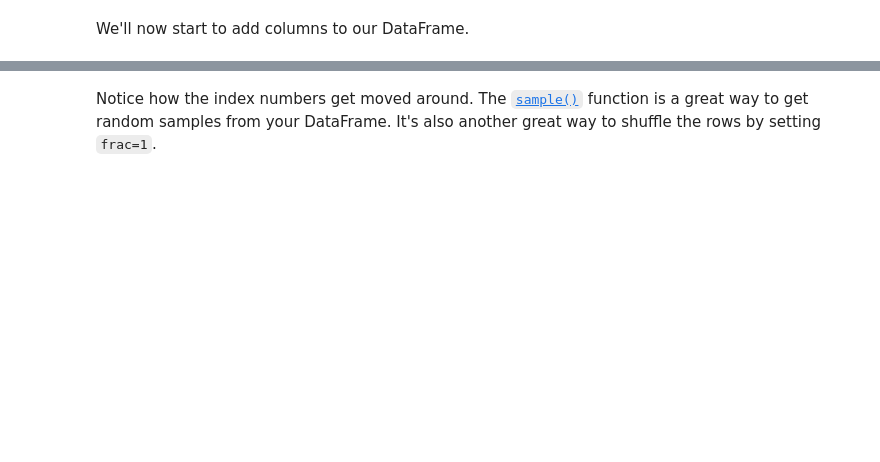
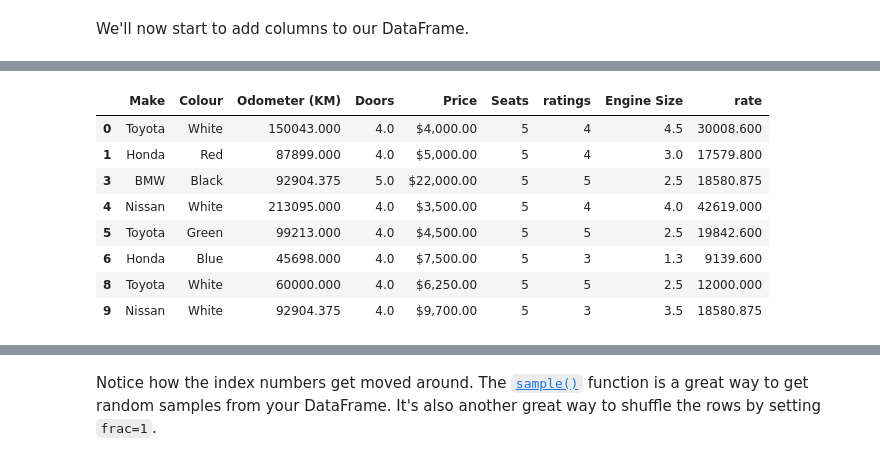
Before and after one commit to JINUSbj1/JJ, a Jupyter notebook: pandas-exercises.ipynb, the cells around one changed output, grey strips where cells are left out. Drawn from its saved outputs; the diff is of its cells as text; code cells hidden in the pictures; blank space fills up the shorter version.

```diff
--- a/pandas-exercises.ipynb
+++ b/pandas-exercises.ipynb
@@ -317,3 +490,5 @@ Notice the missing values are represented as `NaN` in pandas DataFrames.
 Let's try fill them.
 # %%
 # Fill the Odometer column missing values with the mean of the column inplace
+miss["Odometer (KM)"]=miss["Odometer (KM)"].fillna(miss["Odometer (KM)"].mean())
+miss
@@ -322,2 +522,4 @@ Let's try fill them.
 # %%
 # Remove the rest of the missing data inplace
+miss.dropna(inplace=True)
+miss
@@ -327,3 +550,6 @@ Let's try fill them.
 We'll now start to add columns to our DataFrame.
 # %%
 # Create a "Seats" column where every row has a value of 5
+miss["Seats"]=5           #to add a column
+miss["ratings"]=[4,4,5,4,5,3,5,3]
+miss
@@ -331,3 +567,5 @@ We'll now start to add columns to our DataFrame.
 # Create a column called "Engine Size" with random values between 1.3 and 4.5
 # Remember: If you're doing it from a Python list, the list has to be the same length
 # as the DataFrame
+miss["Engine Size"]=[4.5,3,2.5,4,2.5,1.3,2.5,3.5]
+miss
@@ -334,5 +582,17 @@ We'll now start to add columns to our DataFrame.
 # %%
 # Create a column which represents the price of a car per kilometer
 # Then view the DataFrame
+miss["rate"]= miss["Odometer (KM)"]/ miss["Seats"]
+miss
+# %% [output]
+|  | Make | Colour | Odometer (KM) | Doors | Price | Seats | ratings | Engine Size | rate |
+| 0 | Toyota | White | 150043.000 | 4.0 | $4,000.00 | 5 | 4 | 4.5 | 30008.600 |
+| 1 | Honda | Red | 87899.000 | 4.0 | $5,000.00 | 5 | 4 | 3.0 | 17579.800 |
+| 3 | BMW | Black | 92904.375 | 5.0 | $22,000.00 | 5 | 5 | 2.5 | 18580.875 |
+| 4 | Nissan | White | 213095.000 | 4.0 | $3,500.00 | 5 | 4 | 4.0 | 42619.000 |
+| 5 | Toyota | Green | 99213.000 | 4.0 | $4,500.00 | 5 | 5 | 2.5 | 19842.600 |
+| 6 | Honda | Blue | 45698.000 | 4.0 | $7,500.00 | 5 | 3 | 1.3 | 9139.600 |
+| 8 | Toyota | White | 60000.000 | 4.0 | $6,250.00 | 5 | 5 | 2.5 | 12000.000 |
+| 9 | Nissan | White | 92904.375 | 4.0 | $9,700.00 | 5 | 3 | 3.5 | 18580.875 |
 # %%
 # Remove the last column you added using .drop()
```
Also changed, not shown: parts of 38 cells of this notebook, 2 other files.
